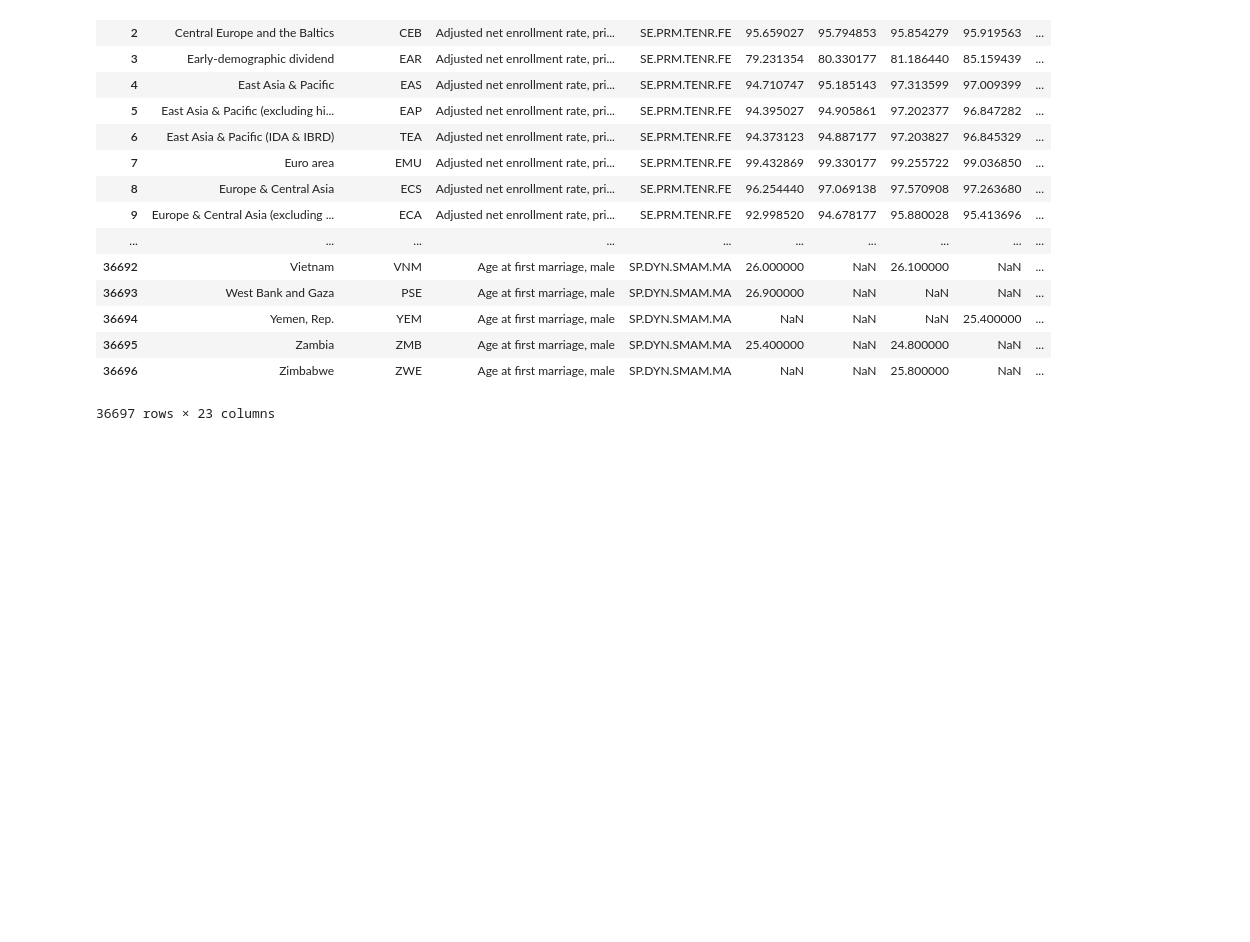
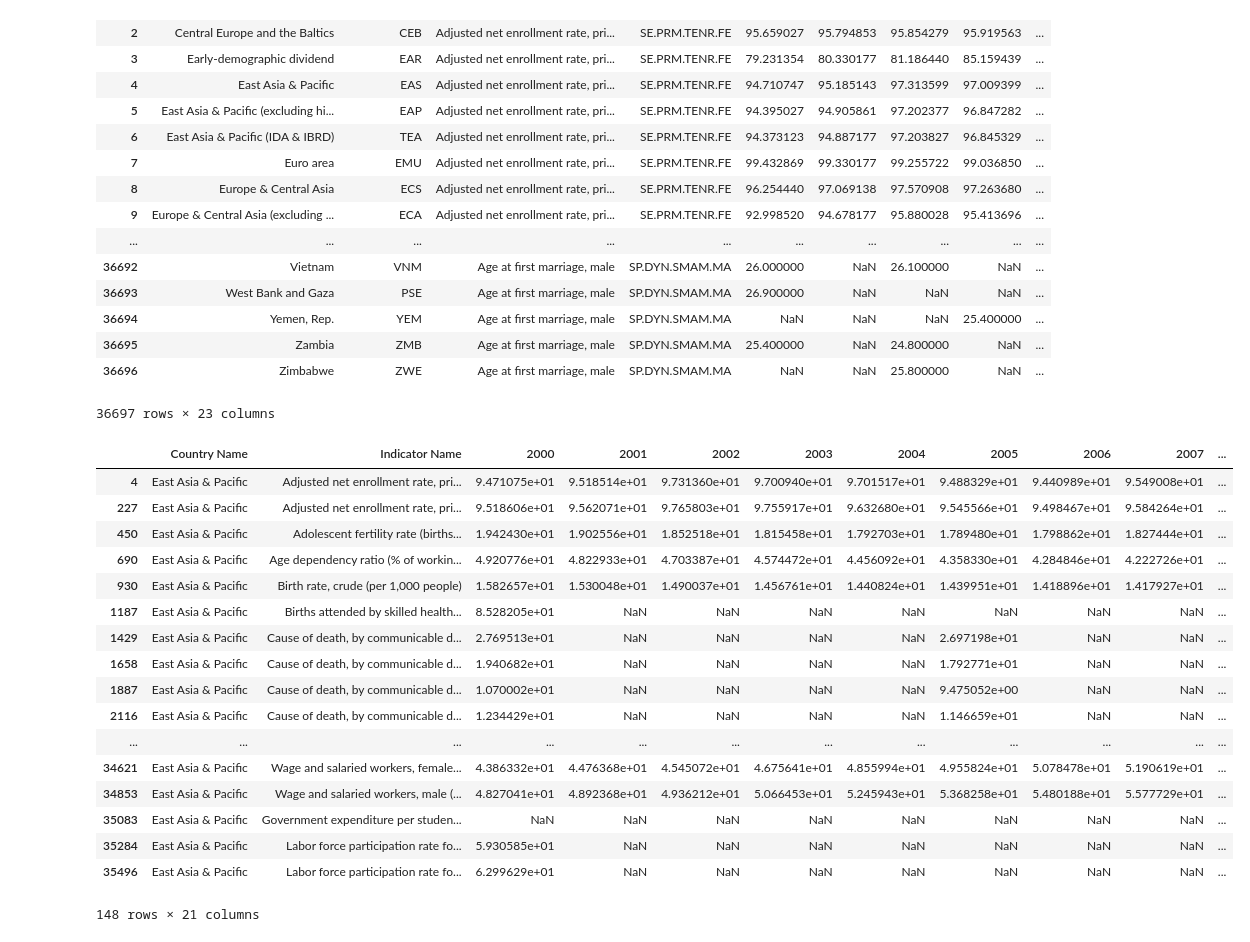
Before and after one commit to dipikabaad/GenderStatViz, a Jupyter notebook: second step jw.ipynb, the cells around one changed output. Drawn from its saved outputs; the diff is of its cells as text; code cells hidden in the pictures; blank space fills up the shorter version.

Commit message:
cleaned region data

```diff
--- a/second step jw.ipynb
+++ b/second step jw.ipynb
@@ -30,2 +30,28 @@ data_region.to_excel(file_east_asia, sheet_name =  'total')
 # can be saved as xlsx, and to different sheets
+# %%
+East_Asia_Pacific = data_region[data_region['Country Name'] == 'East Asia & Pacific']
+
+East_Asia_Pacific = East_Asia_Pacific.drop(columns = {'Country Code', 'Indicator Code'})
+# East_Asia_Pacific.set_index('Indicator Name', inplace = True)
+# East_Asia_Pacific = East_Asia_Pacific.T
+East_Asia_Pacific
+# %% [output]
+|  | Country Name | Indicator Name | 2000 | 2001 | 2002 | 2003 | 2004 | 2005 | 2006 | 2007 | ... |
+| 4 | East Asia & Pacific | Adjusted net enrollment rate, pri... | 9.471075e+01 | 9.518514e+01 | 9.731360e+01 | 9.700940e+01 | 9.701517e+01 | 9.488329e+01 | 9.440989e+01 | 9.549008e+01 | ... |
+| 227 | East Asia & Pacific | Adjusted net enrollment rate, pri... | 9.518606e+01 | 9.562071e+01 | 9.765803e+01 | 9.755917e+01 | 9.632680e+01 | 9.545566e+01 | 9.498467e+01 | 9.584264e+01 | ... |
+| 450 | East Asia & Pacific | Adolescent fertility rate (births... | 1.942430e+01 | 1.902556e+01 | 1.852518e+01 | 1.815458e+01 | 1.792703e+01 | 1.789480e+01 | 1.798862e+01 | 1.827444e+01 | ... |
+| 690 | East Asia & Pacific | Age dependency ratio (% of workin... | 4.920776e+01 | 4.822933e+01 | 4.703387e+01 | 4.574472e+01 | 4.456092e+01 | 4.358330e+01 | 4.284846e+01 | 4.222726e+01 | ... |
+| 930 | East Asia & Pacific | Birth rate, crude (per 1,000 people) | 1.582657e+01 | 1.530048e+01 | 1.490037e+01 | 1.456761e+01 | 1.440824e+01 | 1.439951e+01 | 1.418896e+01 | 1.417927e+01 | ... |
+| 1187 | East Asia & Pacific | Births attended by skilled health... | 8.528205e+01 | NaN | NaN | NaN | NaN | NaN | NaN | NaN | ... |
+| 1429 | East Asia & Pacific | Cause of death, by communicable d... | 2.769513e+01 | NaN | NaN | NaN | NaN | 2.697198e+01 | NaN | NaN | ... |
+| 1658 | East Asia & Pacific | Cause of death, by communicable d... | 1.940682e+01 | NaN | NaN | NaN | NaN | 1.792771e+01 | NaN | NaN | ... |
+| 1887 | East Asia & Pacific | Cause of death, by communicable d... | 1.070002e+01 | NaN | NaN | NaN | NaN | 9.475052e+00 | NaN | NaN | ... |
+| 2116 | East Asia & Pacific | Cause of death, by communicable d... | 1.234429e+01 | NaN | NaN | NaN | NaN | 1.146659e+01 | NaN | NaN | ... |
+| ... | ... | ... | ... | ... | ... | ... | ... | ... | ... | ... | ... |
+| 34621 | East Asia & Pacific | Wage and salaried workers, female... | 4.386332e+01 | 4.476368e+01 | 4.545072e+01 | 4.675641e+01 | 4.855994e+01 | 4.955824e+01 | 5.078478e+01 | 5.190619e+01 | ... |
+| 34853 | East Asia & Pacific | Wage and salaried workers, male (... | 4.827041e+01 | 4.892368e+01 | 4.936212e+01 | 5.066453e+01 | 5.245943e+01 | 5.368258e+01 | 5.480188e+01 | 5.577729e+01 | ... |
+| 35083 | East Asia & Pacific | Government expenditure per studen... | NaN | NaN | NaN | NaN | NaN | NaN | NaN | NaN | ... |
+| 35284 | East Asia & Pacific | Labor force participation rate fo... | 5.930585e+01 | NaN | NaN | NaN | NaN | NaN | NaN | NaN | ... |
+| 35496 | East Asia & Pacific | Labor force participation rate fo... | 6.299629e+01 | NaN | NaN | NaN | NaN | NaN | NaN | NaN | ... |
+148 rows × 21 columns
 # %%
```
Also changed, not shown: parts of 6 cells of this notebook, 7 other files.
